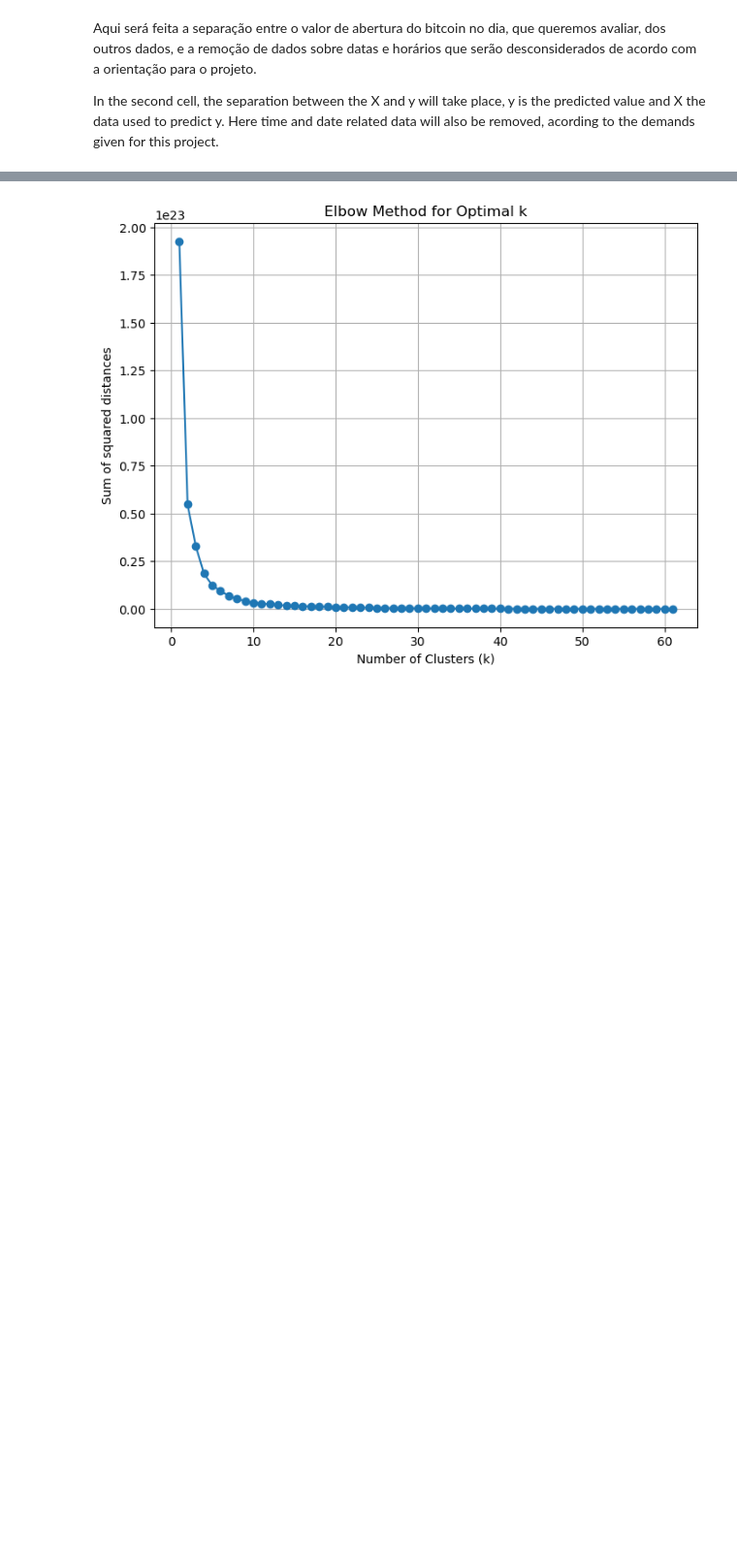
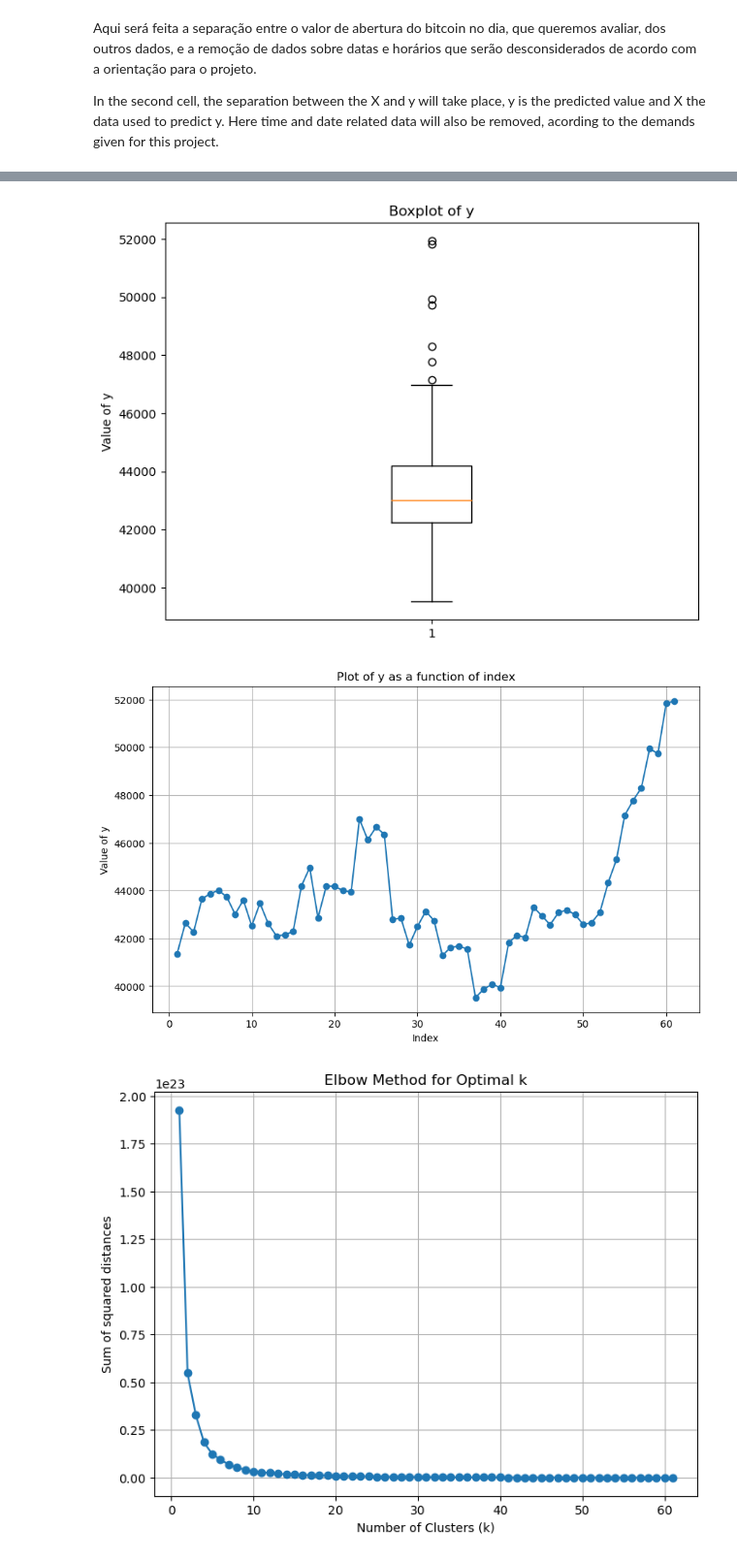
Before and after one commit to TeuPremium/1eedados, a Jupyter notebook: bitcoin.ipynb, the cells around one changed output, grey strips where cells are left out. Shown at 97% size. Drawn from its saved outputs; the diff is of its cells as text; code cells hidden in the pictures; blank space fills up the shorter version.

Commit message:
more graphs

```diff
--- a/bitcoin.ipynb
+++ b/bitcoin.ipynb
@@ -103,3 +119,26 @@ X_train, X_val, X_test, y_train, y_val, y_test = p.custom_train_val_test_split(X
+# %%
+
+
+
+
+
+# Boxplot for y
+plt.figure(figsize=(8, 6))
+plt.boxplot(y)
+plt.title('Boxplot of y')
+plt.ylabel('Value of y')
+plt.show()
+
+plt.figure(figsize=(10, 6))
+plt.plot(train_data['index'], train_data['open'], marker='o', linestyle='-')
+plt.title('Plot of y as a function of index')
+plt.xlabel('Index')
+plt.ylabel('Value of y')
+plt.grid(True)
+plt.show()
+# %% [output]
+[figure, added]
+[figure, added]
 # %%
 clusters_range = range(1, 62)
 
```
Also changed, not shown: parts of 11 cells of this notebook.
